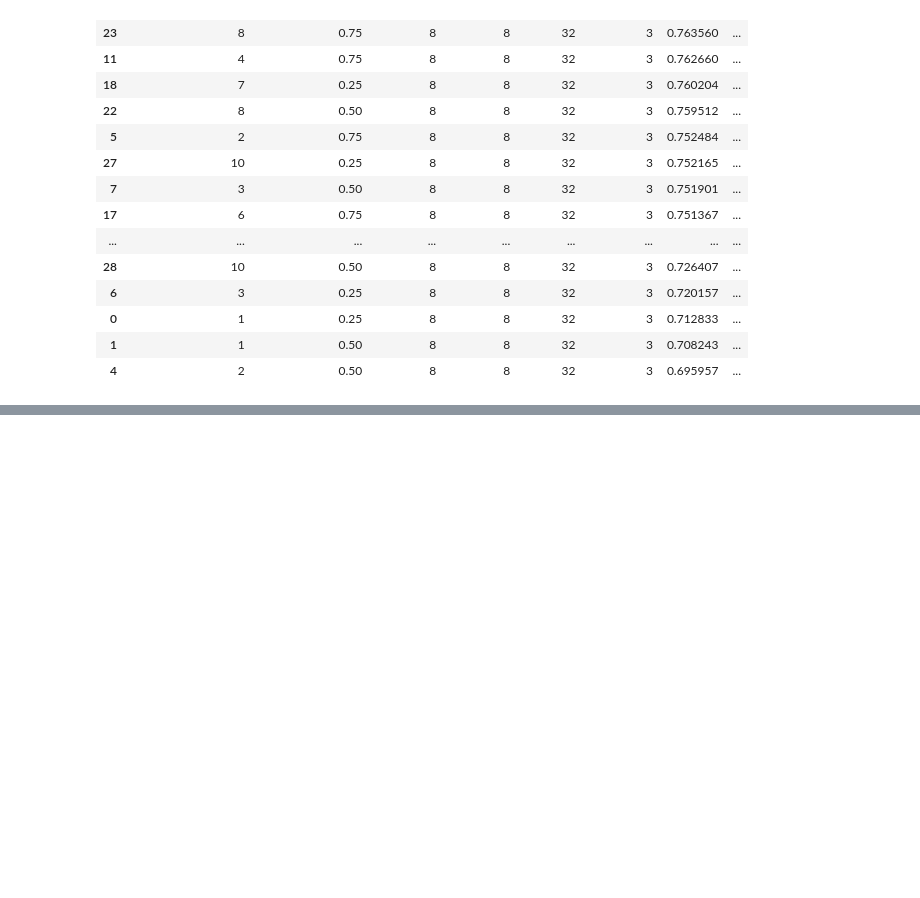
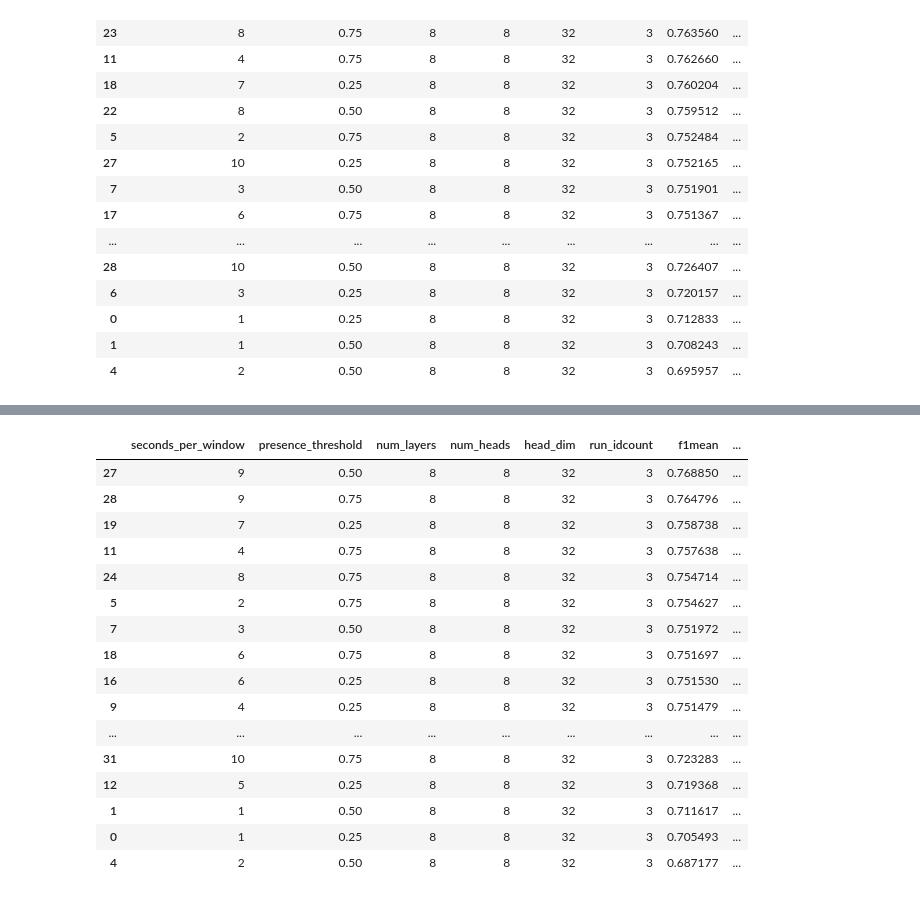
Before and after one commit to cosmaadrian/multimodal-depression-from-video, a Jupyter notebook: notebooks/evaluation.ipynb, the cells around one changed output, grey strips where cells are left out. Saved outputs shown, nothing was run; the diff lists cells and outputs as text; code cells hidden in the pictures; blank space fills up the shorter version.

```diff
--- a/notebooks/evaluation.ipynb
+++ b/notebooks/evaluation.ipynb
@@ -188,0 +172,23 @@ ValueError: Classification metrics can't handle a mix of binary and unknown targ
+# %%
+grouped_mode = json_all_preds.groupby(['seconds_per_window', 'presence_threshold', 'num_layers', 'num_heads', 'head_dim']).agg(
+    {'run_id': 'count', 'f1': ['mean', 'std'], 'precision': ['mean', 'std'], 'recall': ['mean', 'std'], 'accuracy': ['mean', 'std']}).reset_index()
+grouped_mode.columns = grouped_mode.columns.map(''.join)
+grouped_mode.sort_values(by=['f1mean'], ascending=False)
+# %% [output]
+|  | seconds_per_window | presence_threshold | num_layers | num_heads | head_dim | run_idcount | f1mean | ... |
+| 27 | 9 | 0.50 | 8 | 8 | 32 | 3 | 0.768850 | ... |
+| 28 | 9 | 0.75 | 8 | 8 | 32 | 3 | 0.764796 | ... |
+| 19 | 7 | 0.25 | 8 | 8 | 32 | 3 | 0.758738 | ... |
+| 11 | 4 | 0.75 | 8 | 8 | 32 | 3 | 0.757638 | ... |
+| 24 | 8 | 0.75 | 8 | 8 | 32 | 3 | 0.754714 | ... |
+| 5 | 2 | 0.75 | 8 | 8 | 32 | 3 | 0.754627 | ... |
+| 7 | 3 | 0.50 | 8 | 8 | 32 | 3 | 0.751972 | ... |
+| 18 | 6 | 0.75 | 8 | 8 | 32 | 3 | 0.751697 | ... |
+| 16 | 6 | 0.25 | 8 | 8 | 32 | 3 | 0.751530 | ... |
+| 9 | 4 | 0.25 | 8 | 8 | 32 | 3 | 0.751479 | ... |
+| ... | ... | ... | ... | ... | ... | ... | ... | ... |
+| 31 | 10 | 0.75 | 8 | 8 | 32 | 3 | 0.723283 | ... |
+| 12 | 5 | 0.25 | 8 | 8 | 32 | 3 | 0.719368 | ... |
+| 1 | 1 | 0.50 | 8 | 8 | 32 | 3 | 0.711617 | ... |
+| 0 | 1 | 0.25 | 8 | 8 | 32 | 3 | 0.705493 | ... |
+| 4 | 2 | 0.50 | 8 | 8 | 32 | 3 | 0.687177 | ... |
```
Also changed, not shown: parts of 2 cells of this notebook.
